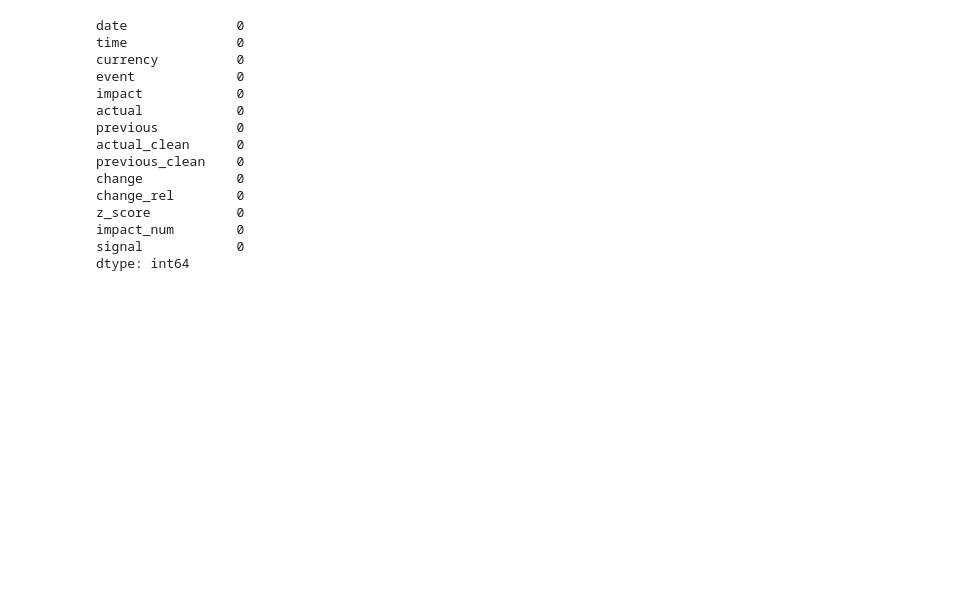
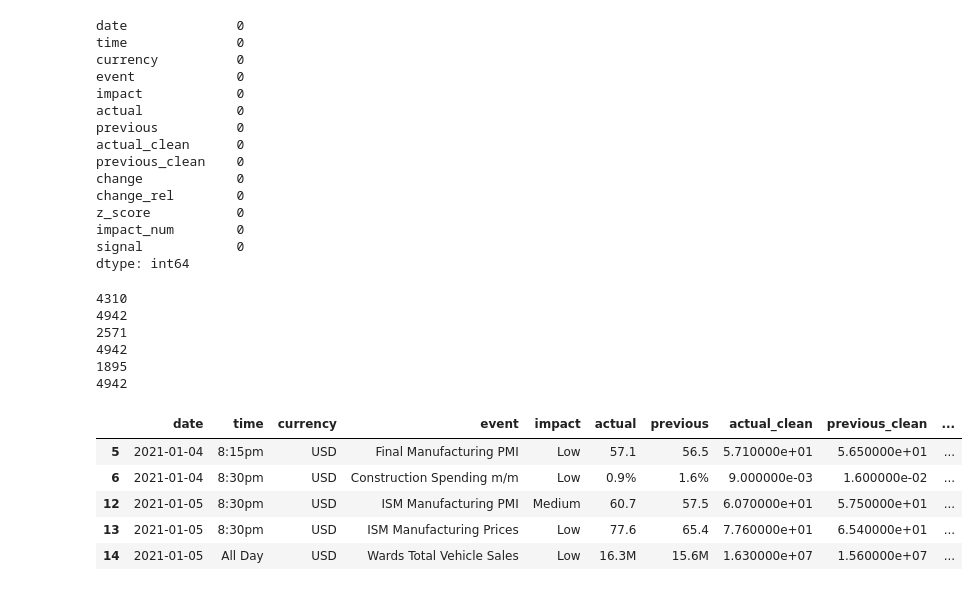
Before and after one commit to SimonPathula/volatility-radar, a Jupyter notebook: notebooks/build_features_calendar.ipynb, the cells around one changed output. Cells and saved outputs as stored; diff of their text form; code cells hidden in the pictures; blank space fills up the shorter version.

Commit message:
feat: implement calendar feature engineering and data merging pipelines

```diff
--- a/notebooks/build_features_calendar.ipynb
+++ b/notebooks/build_features_calendar.ipynb
@@ -358,0 +455,27 @@ dtype: int64
+# %%
+eurusd = build_calendar_features('eurusd')
+gbpusd = build_calendar_features('gbpusd')
+usdjpy = build_calendar_features('usdjpy')
+# %%
+print(len(eurusd[eurusd['currency'] == 'EUR']))
+print(len(eurusd[eurusd['currency'] == 'USD']))
+print(len(gbpusd[gbpusd['currency'] == 'GBP']))
+print(len(gbpusd[gbpusd['currency'] == 'USD']))
+print(len(usdjpy[usdjpy['currency'] == 'JPY']))
+print(len(usdjpy[usdjpy['currency'] == 'USD']))
+# %% [output]
+4310
+4942
+2571
+4942
+1895
+4942
+# %%
+eurusd[eurusd['currency'] == 'USD'].head()
+# %% [output]
+|  | date | time | currency | event | impact | actual | previous | actual_clean | previous_clean | ... |
+| 5 | 2021-01-04 | 8:15pm | USD | Final Manufacturing PMI | Low | 57.1 | 56.5 | 5.710000e+01 | 5.650000e+01 | ... |
+| 6 | 2021-01-04 | 8:30pm | USD | Construction Spending m/m | Low | 0.9% | 1.6% | 9.000000e-03 | 1.600000e-02 | ... |
+| 12 | 2021-01-05 | 8:30pm | USD | ISM Manufacturing PMI | Medium | 60.7 | 57.5 | 6.070000e+01 | 5.750000e+01 | ... |
+| 13 | 2021-01-05 | 8:30pm | USD | ISM Manufacturing Prices | Low | 77.6 | 65.4 | 7.760000e+01 | 6.540000e+01 | ... |
+| 14 | 2021-01-05 | All Day | USD | Wards Total Vehicle Sales | Low | 16.3M | 15.6M | 1.630000e+07 | 1.560000e+07 | ... |
```
Also changed, not shown: parts of 5 cells of this notebook, 5 other files.
